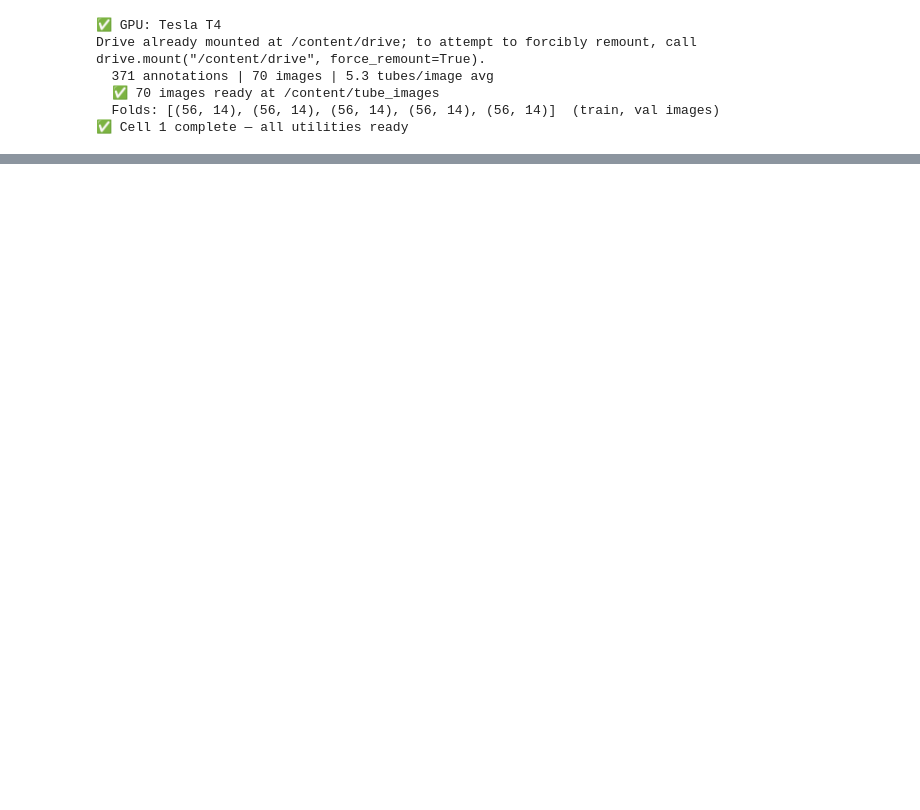
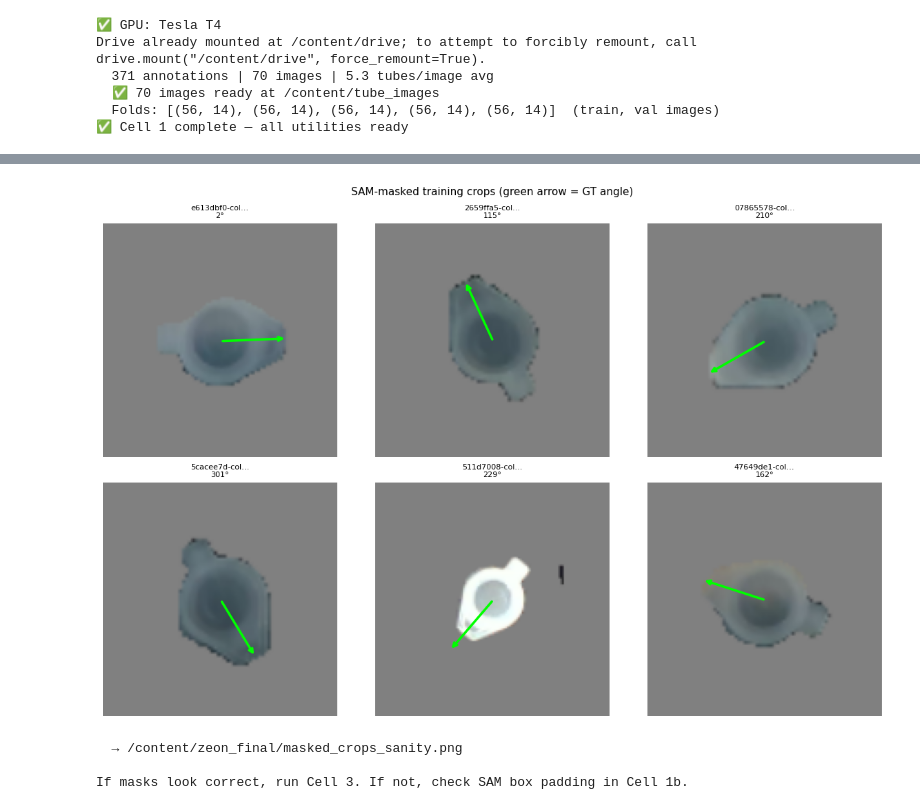
Before and after one commit to ikindacodeabit/zeon_systems, a Jupyter notebook: Zeon.ipynb, the cells around one changed output, grey strips where cells are left out. Cells and saved outputs as stored; diff of their text form; code cells hidden in the pictures; blank space fills up the shorter version.

```diff
--- a/Zeon.ipynb
+++ b/Zeon.ipynb
@@ -323,0 +399,68 @@ Drive already mounted at /content/drive; to attempt to forcibly remount, call dr
+# %%
+# ══════════════════════════════════════════════════════════════════════
+# CELL 1c — Precompute all SAM-masked crops once (~5–10 min)
+#
+# Running SAM inside the training loop would re-run it hundreds of
+# times per fold. Instead we run it once per annotation (371 total)
+# and cache the results. Training then reads from cache — same speed
+# as unmasked training.
+# ══════════════════════════════════════════════════════════════════════
+print(f"Precomputing SAM-masked crops for all {len(df)} annotations …")
+print(f"(This runs SAM {len(df)} times — ~5–10 min on T4)\n")
+
+MASKED_CROP_CACHE = {}   # (image_name, cx_rounded, cy_rounded) → crop_bgr
+
+for i, name in enumerate(ALL_IMAGES):
+    img_bgr = load_bgr(name)
+    rows    = df[df['image'] == name]
+    for _, r in rows.iterrows():
+        cx, cy = float(r['center_x']), float(r['center_y'])
+        bw, bh = float(r['bbox_w']),   float(r['bbox_h'])
+        key    = (name, round(cx, 1), round(cy, 1))
+        MASKED_CROP_CACHE[key] = extract_masked_crop(img_bgr, cx, cy, bw, bh)
+    if (i+1) % 10 == 0:
+        print(f"  {i+1}/{len(ALL_IMAGES)} images  "
+              f"({len(MASKED_CROP_CACHE)} crops cached)")
+
+print(f"\n✅ Cached {len(MASKED_CROP_CACHE)} masked crops")
+
+# ── build_masked_crops: drop-in replacement for build_crops ───────────
+def build_masked_crops(image_list):
+    out = []
+    for name in image_list:
+        for _, r in df[df['image'] == name].iterrows():
+            cx, cy = float(r['center_x']), float(r['center_y'])
+            key    = (name, round(cx, 1), round(cy, 1))
+            crop   = MASKED_CROP_CACHE.get(key)
+            if crop is None:                          # safety fallback
+                img_bgr = load_bgr(name)
+                crop    = extract_masked_crop(
+                    img_bgr, cx, cy,
+                    float(r['bbox_w']), float(r['bbox_h'])
+                )
+                MASKED_CROP_CACHE[key] = crop
+            out.append((crop, float(r['angle_deg'])))
+    return out
+
+# ── Sanity check: show 6 masked crops before committing to training ───
+fig, axes = plt.subplots(2, 3, figsize=(12, 8))
+fig.suptitle('SAM-masked training crops (green arrow = GT angle)', fontsize=11)
+sample_keys = random.sample(list(MASKED_CROP_CACHE.keys()), 6)
+for ax, key in zip(axes.flat, sample_keys):
+    img_name    = key[0]
+    crop_bgr    = MASKED_CROP_CACHE[key]
+    gt_angle    = float(df[(df['image'] == img_name) &
+                            (df['center_x'].round(1) == key[1]) &
+                            (df['center_y'].round(1) == key[2])
+                           ]['angle_deg'].iloc[0])
+    ax.imshow(cv2.cvtColor(crop_bgr, cv2.COLOR_BGR2RGB))
+    cx = cy = CROP_SIZE // 2
+    draw_angle_arrow(ax, cx, cy, gt_angle, 'lime', length=36)
+    ax.set_title(f'{img_name[:12]}…\n{gt_angle:.0f}°', fontsize=8)
+    ax.axis('off')
+plt.tight_layout()
+plt.savefig(OUTPUTS/'masked_crops_sanity.png', dpi=120, bbox_inches='tight')
+plt.show()
+print(f"  → {OUTPUTS/'masked_crops_sanity.png'}")
+print("\nIf masks look correct, run Cell 3. If not, check SAM box padding in Cell 1b.")
+# %% [output]
@@ -324,3 +479,7 @@ Drive already mounted at /content/drive; to attempt to forcibly remount, call dr
+[figure, added]
+  → /content/zeon_final/masked_crops_sanity.png
+
+If masks look correct, run Cell 3. If not, check SAM box padding in Cell 1b.
 # %%
 # ══════════════════════════════════════════════════════════════════════
 # CELL 2 — STAGE 1: 5-fold YOLOv11n-OBB detection training + evaluation
```
Also changed, not shown: parts of 5 cells of this notebook.
